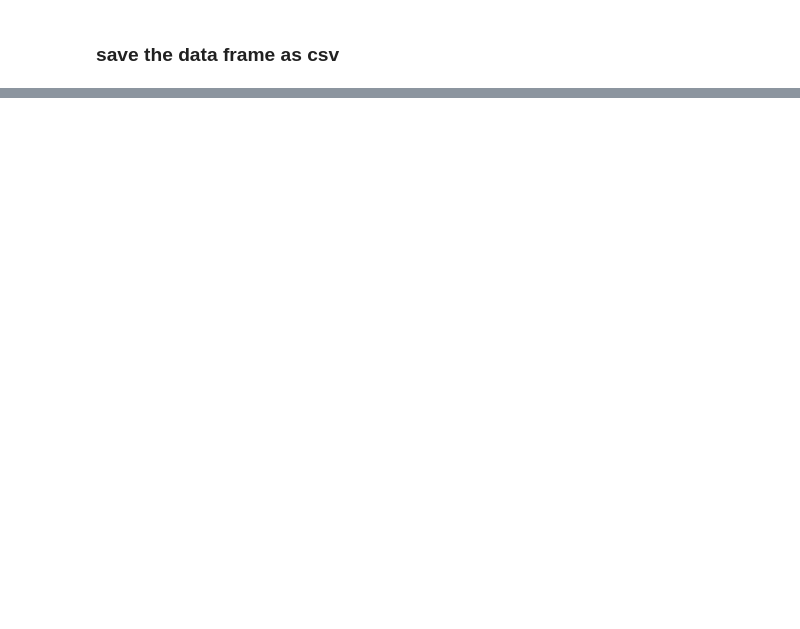
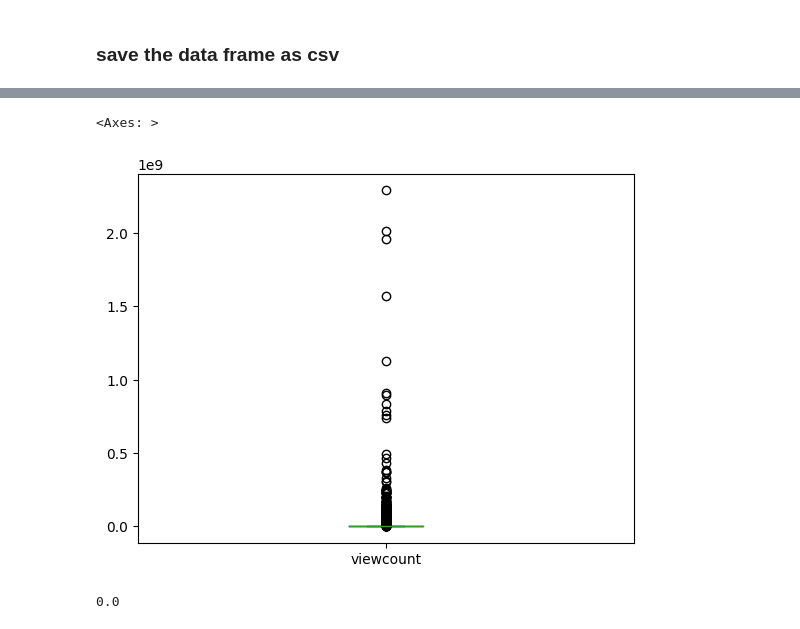
Before and after one commit to SinghJagpreet096/YouTube_analysis, a Jupyter notebook: notebook.ipynb, the cells around one changed output, grey strips where cells are left out. Cells and saved outputs as stored; diff of their text form; code cells hidden in the pictures; blank space fills up the shorter version.

```diff
--- a/notebook.ipynb
+++ b/notebook.ipynb
@@ -144,0 +270,9 @@ df.tail()
+# %%
+df['viewcount'].plot(kind='box')
+# %% [output]
+<Axes: >
+[figure, added]
+# %%
+df['likecount'].isnull().mean()
+# %% [output]
+0.0
```
Also changed, not shown: parts of 29 cells of this notebook, 4 other files.
